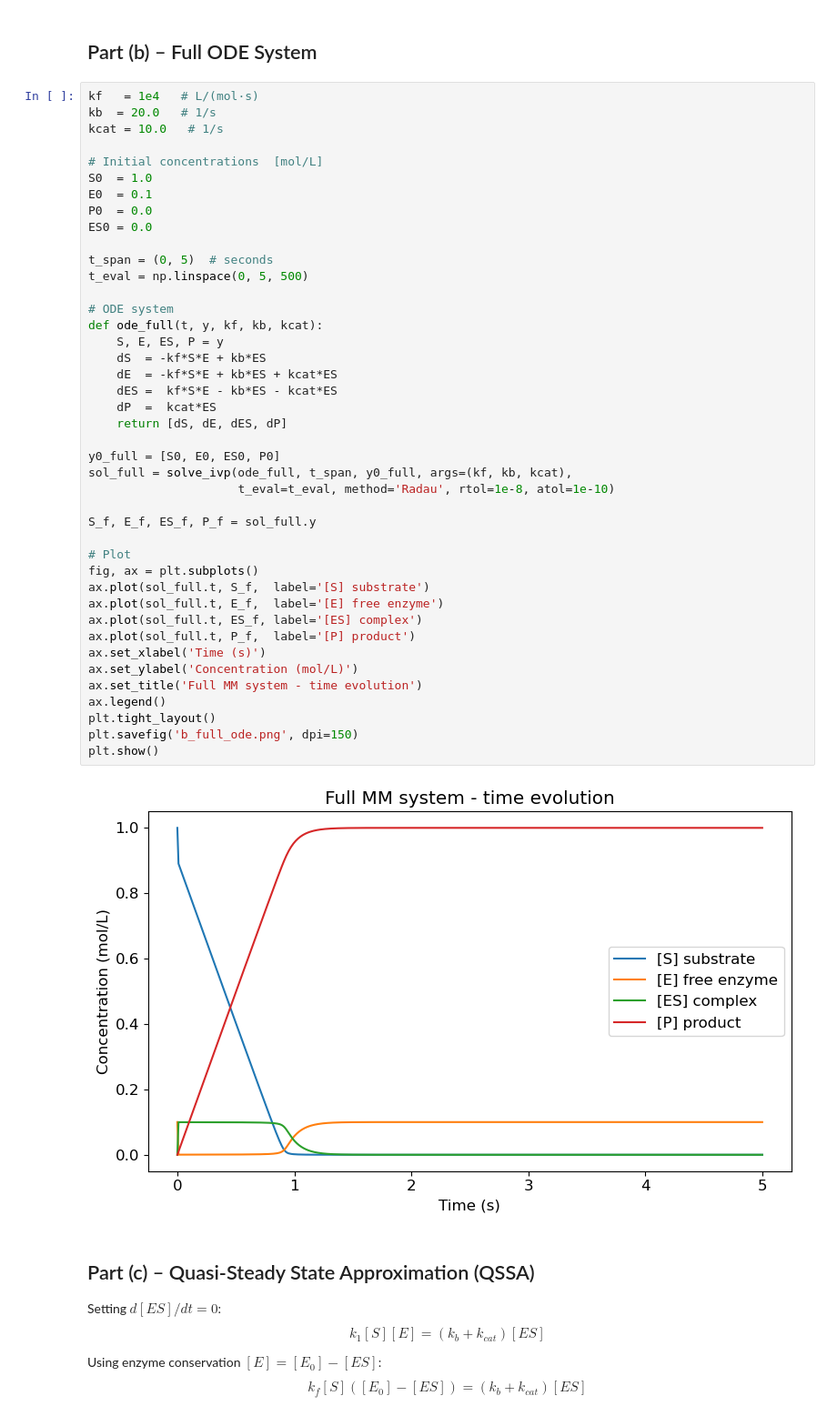
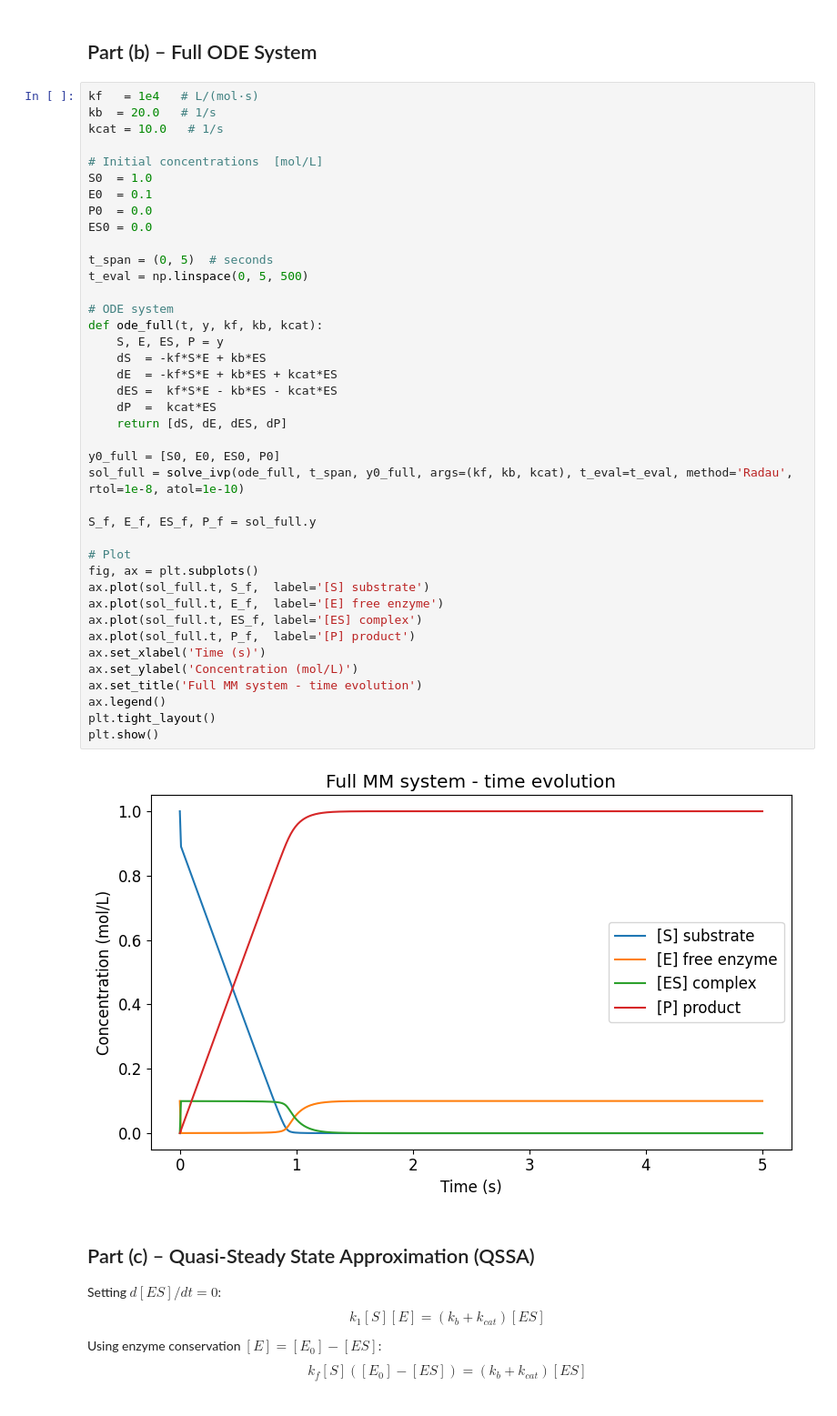
Before and after one commit to Noah-Paga/Bioreactor-mod-simulation, a Jupyter notebook: Project_1/Ex1.ipynb, the cells around one changed output. Shown at 91% size. Drawn from its saved outputs; the diff is of its cells as text.

```diff
--- a/Project_1/Ex1.ipynb
+++ b/Project_1/Ex1.ipynb
@@ -23,37 +23,35 @@ ES0 = 0.0
 
 t_span = (0, 5)  # seconds
 t_eval = np.linspace(0, 5, 500)
 
 # ODE system
 def ode_full(t, y, kf, kb, kcat):
     S, E, ES, P = y
     dS  = -kf*S*E + kb*ES
     dE  = -kf*S*E + kb*ES + kcat*ES
     dES =  kf*S*E - kb*ES - kcat*ES
     dP  =  kcat*ES
     return [dS, dE, dES, dP]
 
 y0_full = [S0, E0, ES0, P0]
-sol_full = solve_ivp(ode_full, t_span, y0_full, args=(kf, kb, kcat),
-                     t_eval=t_eval, method='Radau', rtol=1e-8, atol=1e-10)
+sol_full = solve_ivp(ode_full, t_span, y0_full, args=(kf, kb, kcat), t_eval=t_eval, method='Radau', rtol=1e-8, atol=1e-10)
 
 S_f, E_f, ES_f, P_f = sol_full.y
 
 # Plot
 fig, ax = plt.subplots()
 ax.plot(sol_full.t, S_f,  label='[S] substrate')
 ax.plot(sol_full.t, E_f,  label='[E] free enzyme')
 ax.plot(sol_full.t, ES_f, label='[ES] complex')
 ax.plot(sol_full.t, P_f,  label='[P] product')
 ax.set_xlabel('Time (s)')
 ax.set_ylabel('Concentration (mol/L)')
 ax.set_title('Full MM system - time evolution')
 ax.legend()
 plt.tight_layout()
-plt.savefig('b_full_ode.png', dpi=150)
 plt.show()
 # %% [output]
-[figure, old version]
+[figure, new version]
 # %% [markdown]
 ## Part (c) – Quasi-Steady State Approximation (QSSA)
 
```
Also changed, not shown: parts of 5 cells of this notebook, 11 other files.
